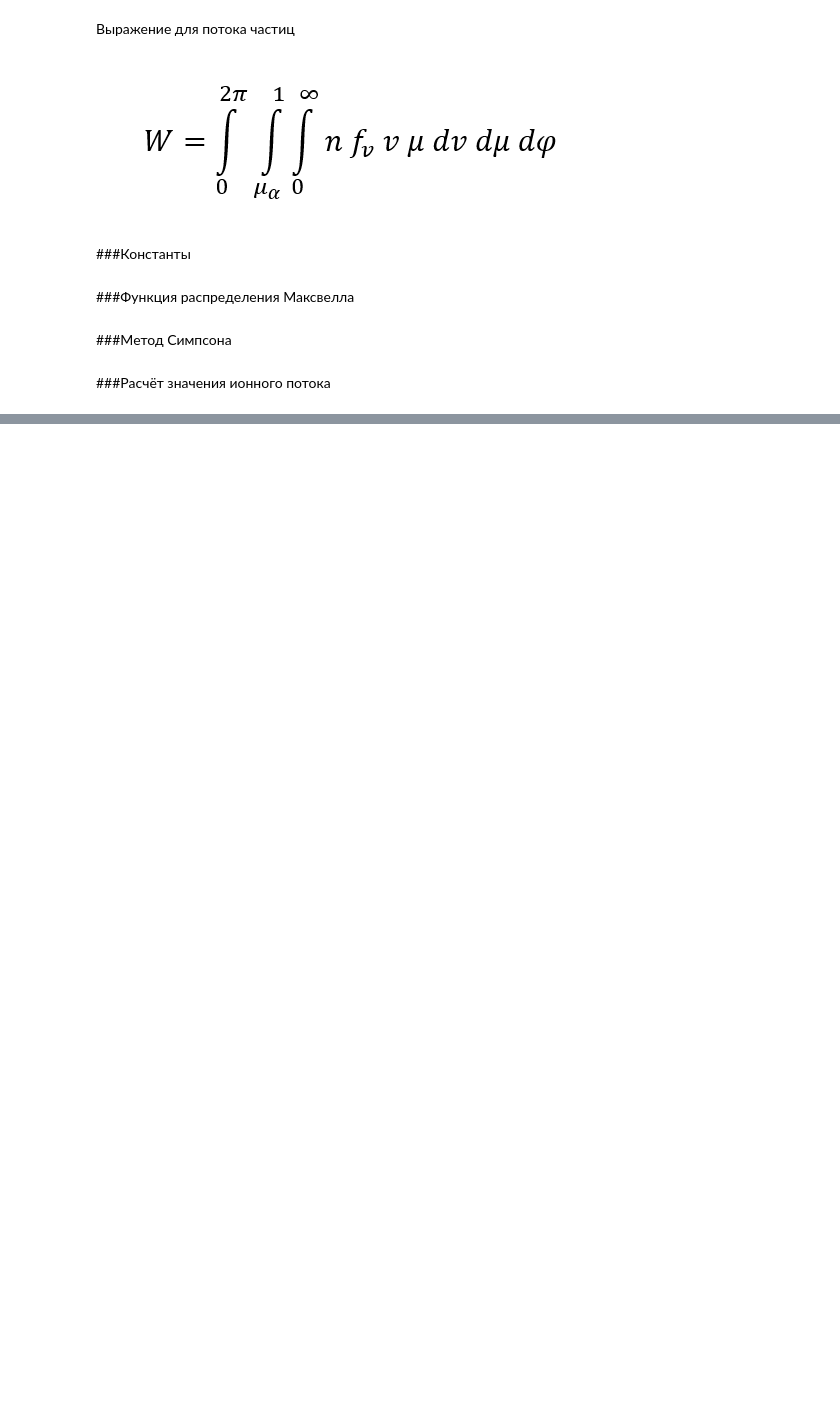
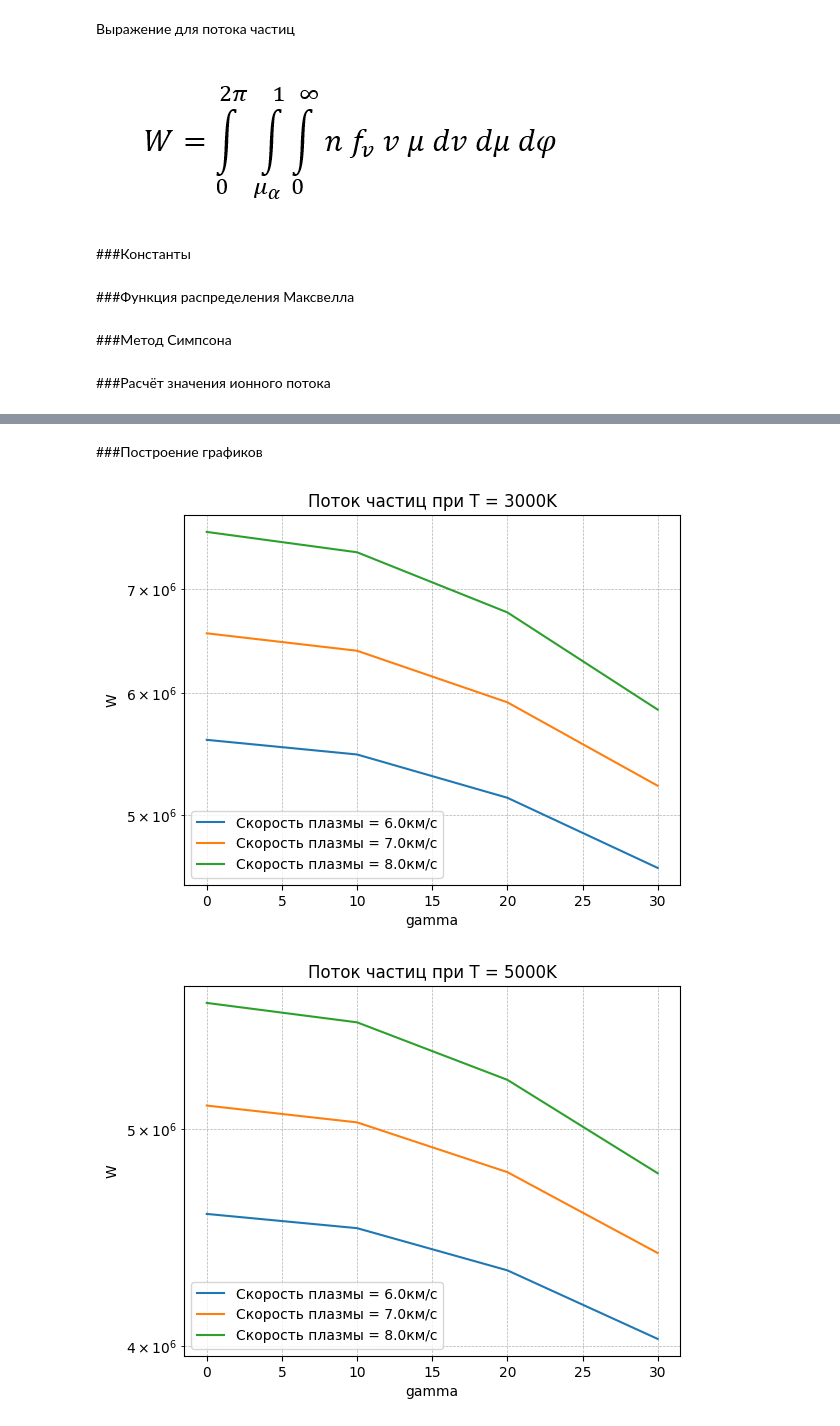
Before and after one commit to JamesBorned/learning-space-mod, a Jupyter notebook: the_particle_flow_into_the_detector+relative_plasma_velocity.ipynb, the cells around one changed output, grey strips where cells are left out. Drawn from its saved outputs; the diff is of its cells as text; code cells hidden in the pictures; blank space fills up the shorter version.

```diff
--- a/the_particle_flow_into_the_detector+relative_plasma_velocity.ipynb
+++ b/the_particle_flow_into_the_detector+relative_plasma_velocity.ipynb
@@ -124,0 +128,12 @@ print(f"Ионный поток: {calculate_ion_flow()}")
+# %%
+T_arr = [3000, 5000, 7000]
+gamma_arr = [0, 10, 20, 30]
+v_pl_arr = [6000, 7000, 8000]
+# %%
+results = {}
+for v_pl in v_pl_arr:
+    results[v_pl] = {}
+    for T in T_arr:
+        results[v_pl][T] = {}
+        for gamma in gamma_arr:
+            results[v_pl][T][gamma] = calculate_ion_flow(T, v_pl, 1, gamma, 1)
@@ -124,0 +142,13 @@ print(f"Ионный поток: {calculate_ion_flow()}")
+# %%
+for v_pl in results:
+    print(f"{v_pl/1000} км/с")
+    print(f"T/gamma | 0°           | 10°          | 20°          | 30°          |")
+    for T in results[v_pl]:
+        print(f"{T}    |", end="")
+        for gamma in results[v_pl][T]:
+            if (results[v_pl][T][gamma] < 1000000):
+                print("  {0:10.4f} |".format(results[v_pl][T][gamma]/1000), end="")
+            else:
+                print(" {0:11.4f} |".format(results[v_pl][T][gamma]/1000), end="")
+        print()
+    print()
@@ -124,0 +173,22 @@ print(f"Ионный поток: {calculate_ion_flow()}")
+# %% [markdown]
+###Построение графиков
+# %%
+for T in T_arr:
+    plt.figure()
+
+    for v_pl in v_pl_arr:
+        gammas = gamma_arr
+        fluxes = [results[v_pl][T][gamma] for gamma in gamma_arr]
+        plt.plot(gammas, fluxes, label=f"Скорость плазмы = {v_pl/1000}км/с")
+
+    plt.xscale('linear')
+    plt.yscale('log')
+    plt.xlabel('gamma')
+    plt.ylabel('W')
+    plt.title(f'Поток частиц при T = {T}K')
+    plt.grid(True, which="both", linestyle='--', linewidth=0.5)
+    plt.legend()
+    plt.show()
+# %% [output]
+[figure, added]
+[figure, added]
```
Also changed, not shown: parts of 15 cells of this notebook.
